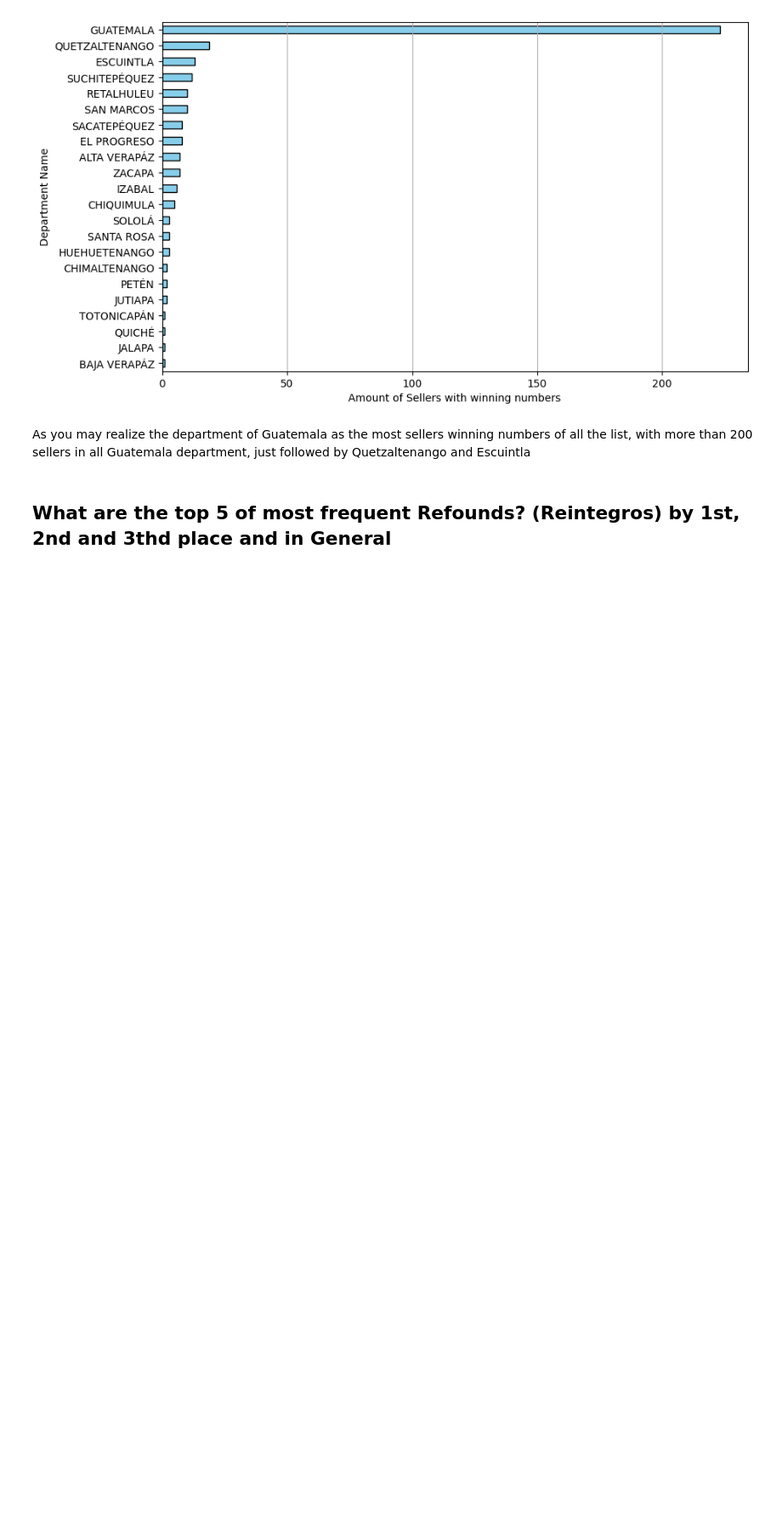
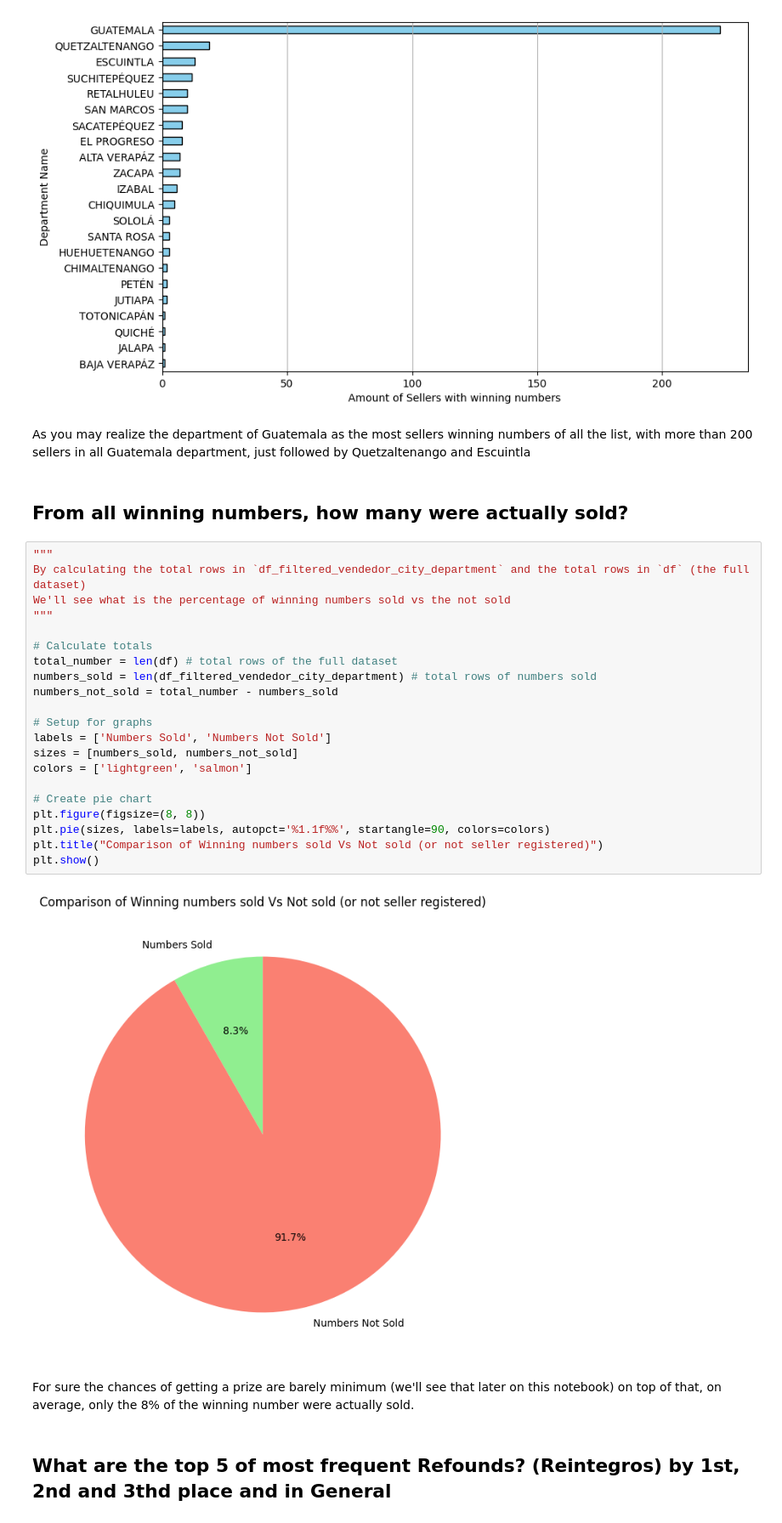
Before and after one commit to AngelDHackerman/santa-lucia-data-analysis-manual, a Jupyter notebook: notebooks/visualization_sorteos_premios.ipynb, the cells around one changed output. Shown at 85% size. Cells and saved outputs as stored; diff of their text form; blank space fills up the shorter version.

```diff
--- a/notebooks/visualization_sorteos_premios.ipynb
+++ b/notebooks/visualization_sorteos_premios.ipynb
@@ -220,6 +224,33 @@ plt.show()
 [figure]
 # %% [markdown]
 As you may realize the department of Guatemala as the most sellers winning numbers of all the list, with more than 200 sellers in all Guatemala department, just followed by Quetzaltenango and Escuintla
+# %% [markdown]
+## From all winning numbers, how many were actually sold?
+# %%
+"""
+By calculating the total rows in `df_filtered_vendedor_city_department` and the total rows in `df` (the full dataset)
+We'll see what is the percentage of winning numbers sold vs the not sold
+"""
+
+# Calculate totals
+total_number = len(df) # total rows of the full dataset
+numbers_sold = len(df_filtered_vendedor_city_department) # total rows of numbers sold
+numbers_not_sold = total_number - numbers_sold
+
+# Setup for graphs
+labels = ['Numbers Sold', 'Numbers Not Sold']
+sizes = [numbers_sold, numbers_not_sold]
+colors = ['lightgreen', 'salmon']
+
+# Create pie chart
+plt.figure(figsize=(8, 8))
+plt.pie(sizes, labels=labels, autopct='%1.1f%%', startangle=90, colors=colors)
+plt.title("Comparison of Winning numbers sold Vs Not sold (or not seller registered)")
+plt.show()
+# %% [output]
+[figure, added]
+# %% [markdown]
+For sure the chances of getting a prize are barely minimum (we'll see that later on this notebook) on top of that, on average, only the 8% of the winning number were actually sold.
 # %% [markdown]
 ## What are the top 5 of most frequent Refounds? (Reintegros) by 1st, 2nd and 3thd place and in General
 # %%
```
Also changed, not shown: parts of 2 cells of this notebook.
